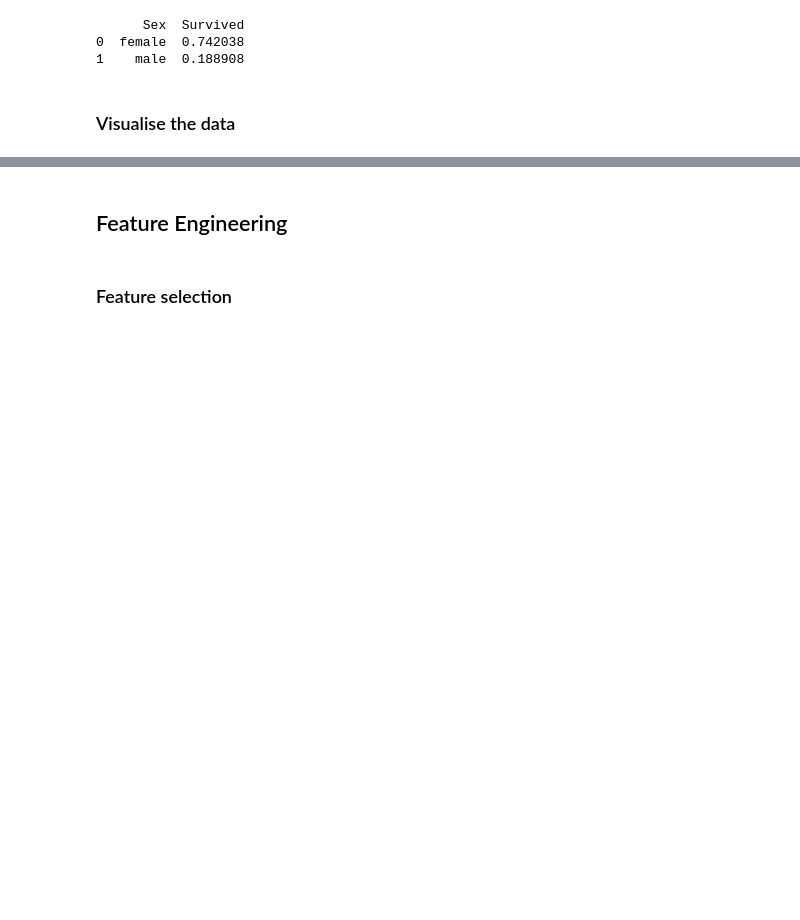
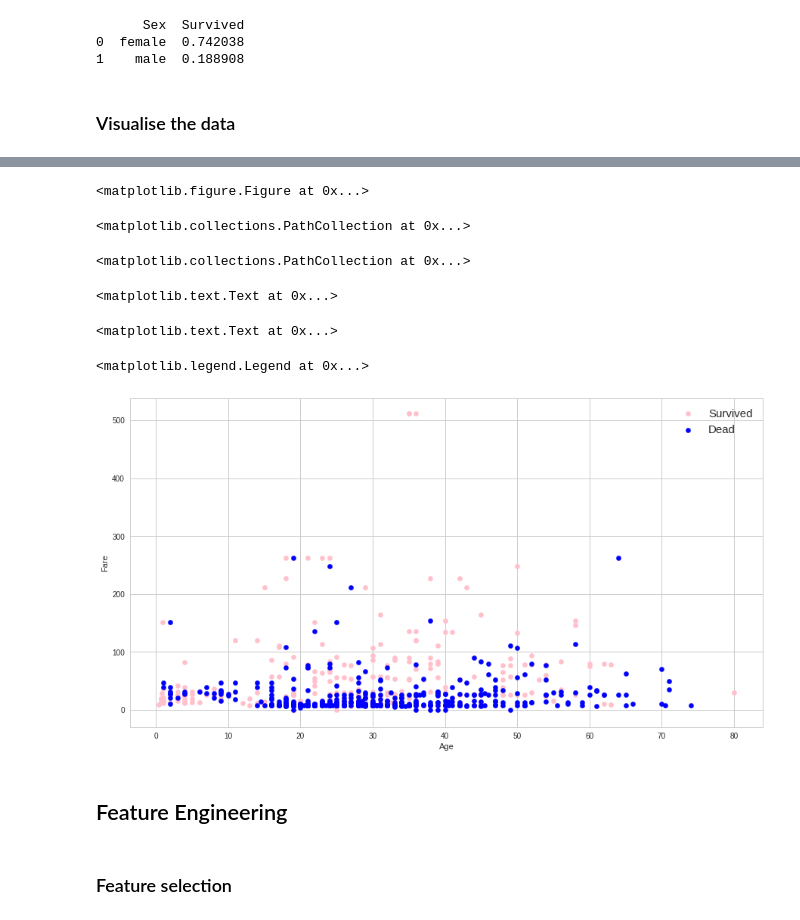
Before and after one commit to josefinaxberg/Titanic_ML, a Jupyter notebook: Titanic_ML/Titanic_Machine_Learning.ipynb, the cells around one changed output, grey strips where cells are left out. Saved outputs shown, nothing was run; the diff lists cells and outputs as text; code cells hidden in the pictures; blank space fills up the shorter version.

```diff
--- a/Titanic_ML/Titanic_Machine_Learning.ipynb
+++ b/Titanic_ML/Titanic_Machine_Learning.ipynb
@@ -159,3 +162,19 @@ sns.barplot(x='Pclass', y='Survived', hue='Sex', data=titanic_train_df, palette=
+# %%
+plt.figure(figsize=(15,8))
+ax = plt.subplot()
+ax.scatter(titanic_train_df[titanic_train_df['Survived']==1]['Age'],titanic_train_df[titanic_train_df['Survived']==1]['Fare'],c='pink',s=40)
+ax.scatter(titanic_train_df[titanic_train_df['Survived']==0]['Age'],titanic_train_df[titanic_train_df['Survived']==0]['Fare'],c='blue',s=40)
+ax.set_xlabel('Age')
+ax.set_ylabel('Fare')
+ax.legend(('Survived','Dead'),scatterpoints=1,loc='upper right',fontsize=15,)
+# %% [output]
+<matplotlib.figure.Figure at 0x...>
+<matplotlib.collections.PathCollection at 0x...>
+<matplotlib.collections.PathCollection at 0x...>
+<matplotlib.text.Text at 0x...>
+<matplotlib.text.Text at 0x...>
+<matplotlib.legend.Legend at 0x...>
+[figure, added]
 # %% [markdown]
 ## Feature Engineering
 # %% [markdown]
```
Also changed, not shown: parts of 24 cells of this notebook, 1 other file.
